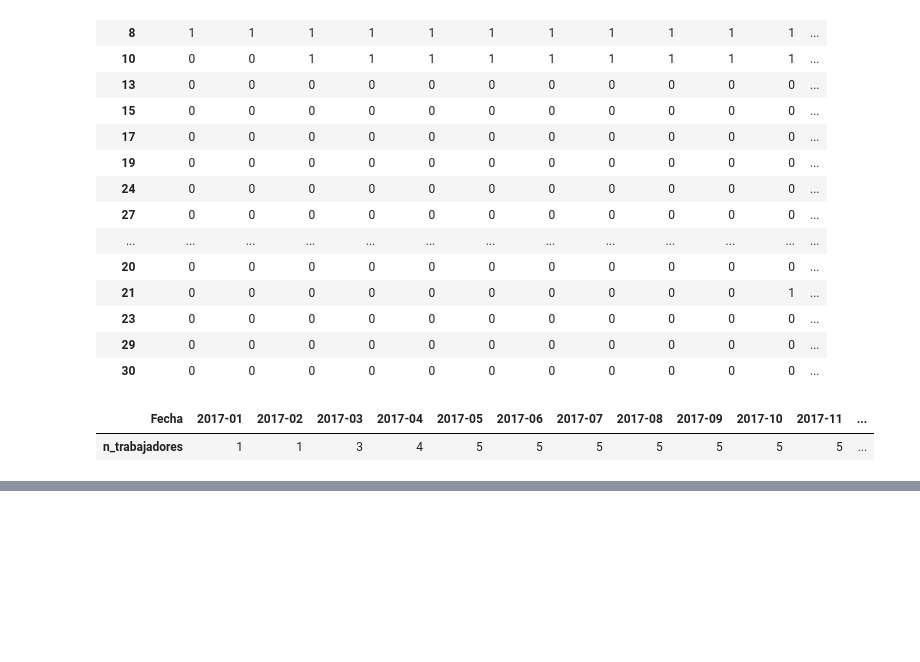
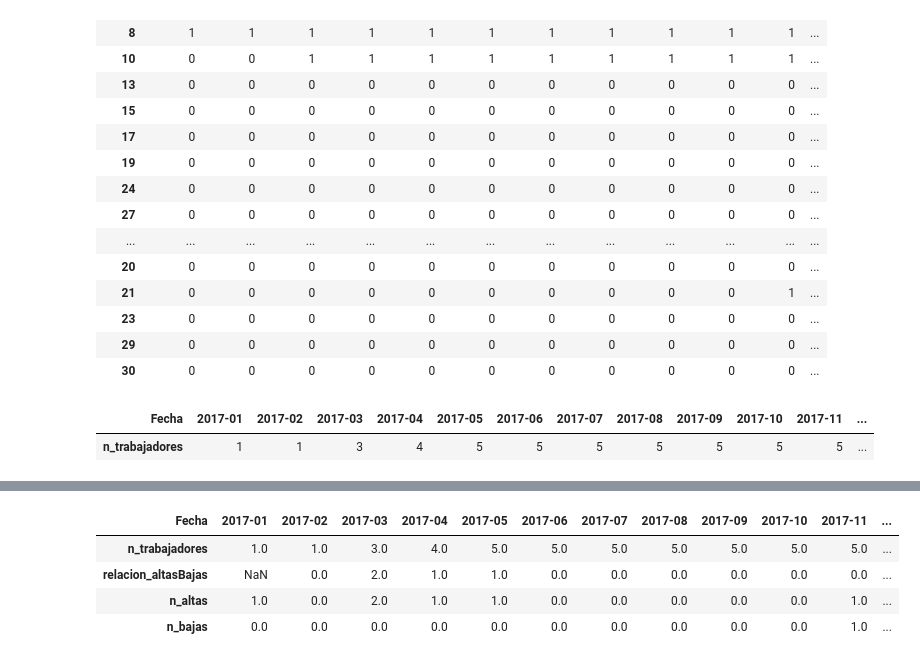
Before and after one commit to GarganoNicolas/EVDVai_DataEng, a Jupyter notebook: EDVai_1_DataEng.ipynb, the cells around one changed output, grey strips where cells are left out. Drawn from its saved outputs; the diff is of its cells as text; code cells hidden in the pictures; blank space fills up the shorter version.

```diff
--- a/EDVai_1_DataEng.ipynb
+++ b/EDVai_1_DataEng.ipynb
@@ -406,3 +401,6 @@ Trabajadores.T
 # %% [output]
 | Fecha | 2017-01 | 2017-02 | 2017-03 | 2017-04 | 2017-05 | 2017-06 | 2017-07 | 2017-08 | 2017-09 | 2017-10 | 2017-11 | ... |
 | n_trabajadores | 1 | 1 | 3 | 4 | 5 | 5 | 5 | 5 | 5 | 5 | 5 | ... |
+# %%
+Trabajadores['relacion_altasBajas'] = Trabajadores['n_trabajadores'].diff()
+Trabajadores.T
@@ -408,0 +411,3 @@ Trabajadores.T
+# %%
+altas = data['Fecha comienzo'].dt.strftime('%Y-%m')
+altas.sort_values()
@@ -408,0 +432,3 @@ Trabajadores.T
+# %%
+bajas = data['Fecha fin'].dt.strftime('%Y-%m')
+bajas.sort_values()
@@ -408,0 +453,16 @@ Trabajadores.T
+# %%
+Trabajadores['n_altas'] = 0
+altas_counts = altas.value_counts()
+for date, count in altas_counts.items():
+    Trabajadores.loc[Trabajadores.index == date, 'n_altas'] = count
+Trabajadores['n_bajas'] = 0
+bajas_counts = bajas.value_counts()
+for date, count in bajas_counts.items():
+    Trabajadores.loc[Trabajadores.index == date, 'n_bajas'] = count
+Trabajadores.T
+# %% [output]
+| Fecha | 2017-01 | 2017-02 | 2017-03 | 2017-04 | 2017-05 | 2017-06 | 2017-07 | 2017-08 | 2017-09 | 2017-10 | 2017-11 | ... |
+| n_trabajadores | 1.0 | 1.0 | 3.0 | 4.0 | 5.0 | 5.0 | 5.0 | 5.0 | 5.0 | 5.0 | 5.0 | ... |
+| relacion_altasBajas | NaN | 0.0 | 2.0 | 1.0 | 1.0 | 0.0 | 0.0 | 0.0 | 0.0 | 0.0 | 0.0 | ... |
+| n_altas | 1.0 | 0.0 | 2.0 | 1.0 | 1.0 | 0.0 | 0.0 | 0.0 | 0.0 | 0.0 | 1.0 | ... |
+| n_bajas | 0.0 | 0.0 | 0.0 | 0.0 | 0.0 | 0.0 | 0.0 | 0.0 | 0.0 | 0.0 | 1.0 | ... |
```
Also changed, not shown: parts of 12 cells of this notebook.
